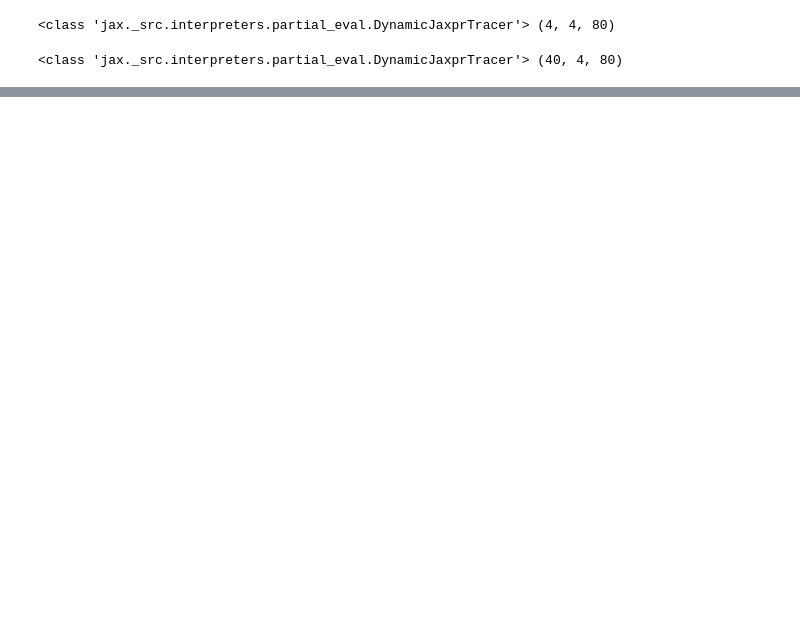
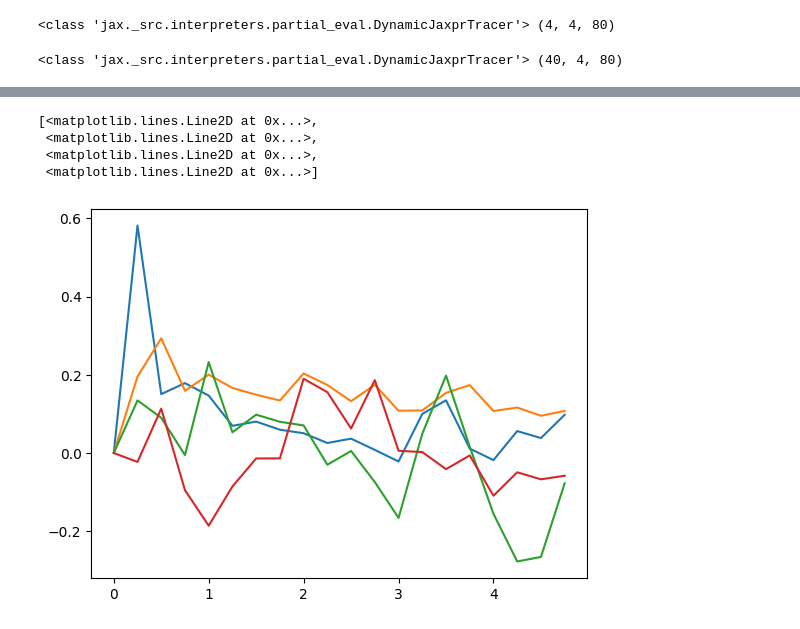
Before and after one commit to zerovan/neurolib, a Jupyter notebook: neurolib2/examples/wc.ipynb, the cells around one changed output, grey strips where cells are left out. Drawn from its saved outputs; the diff is of its cells as text; code cells hidden in the pictures; blank space fills up the shorter version.

```diff
--- a/neurolib2/examples/wc.ipynb
+++ b/neurolib2/examples/wc.ipynb
@@ -45,0 +66,8 @@ plt.plot(ts, ys[:, 0, 0])
+# %%
+plt.plot(ts[:20], ys[:20, :, 0])
+# %% [output]
+[<matplotlib.lines.Line2D at 0x...>,
+ <matplotlib.lines.Line2D at 0x...>,
+ <matplotlib.lines.Line2D at 0x...>,
+ <matplotlib.lines.Line2D at 0x...>]
+[figure, added]
```
Also changed, not shown: parts of 7 cells of this notebook, 1 other file.
